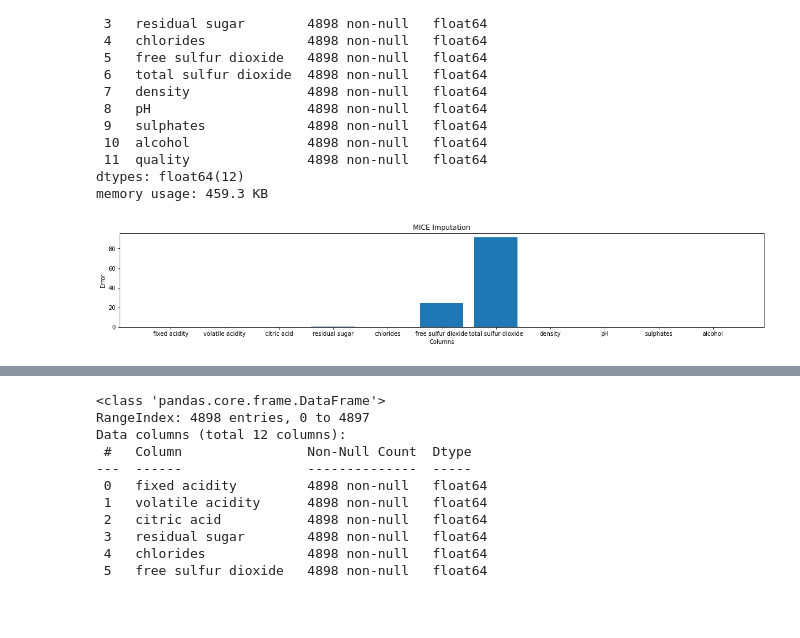
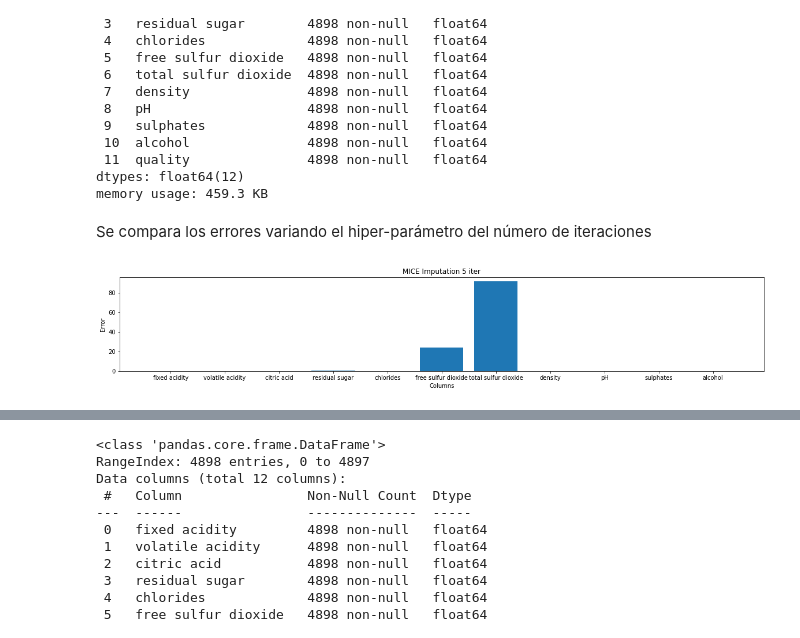
Before and after one commit to miguel-kjh/Research-on-data-imputation-methods, a Jupyter notebook: imputationComparison.ipynb, the cells around one changed output, grey strips where cells are left out. Cells and saved outputs as stored; diff of their text form; code cells hidden in the pictures; blank space fills up the shorter version.

```diff
--- a/imputationComparison.ipynb
+++ b/imputationComparison.ipynb
@@ -155,8 +155,8 @@ def miceImputation(df:pd.DataFrame, iters: int) -> pd.DataFrame:
 # %% [markdown]
 A la hora de comparar los resultados vemos que la imputación ha generado valores similares.
 # %%
-result = miceImputation(data, 100)
-result.describe()
+mice5Iter = miceImputation(data, 5)
+mice5Iter.describe()
 # %% [output]
 |  | fixed acidity | volatile acidity | citric acid | residual sugar | chlorides | free sulfur dioxide | ... |
 | count | 4898.000000 | 4898.000000 | 4898.000000 | 4898.000000 | 4898.000000 | 4898.000000 | ... |
@@ -201,8 +201,10 @@ Data columns (total 12 columns):
  11  quality               4898 non-null   float64
 dtypes: float64(12)
 memory usage: 459.3 KB
+# %% [markdown]
+Se compara los errores variando el hiper-parámetro del número de iteraciones
 # %%
-err = getError(result, originalData, data.keys()[:-1])
-plotResults(err, "MICE Imputation")
+err = getError(mice5Iter, originalData, data.keys()[:-1])
+plotResults(err, "MICE Imputation 5 iter")
 # %% [output]
-[figure, old version]
+[figure, new version]
```
Also changed, not shown: parts of 15 cells of this notebook, 1 other file.
